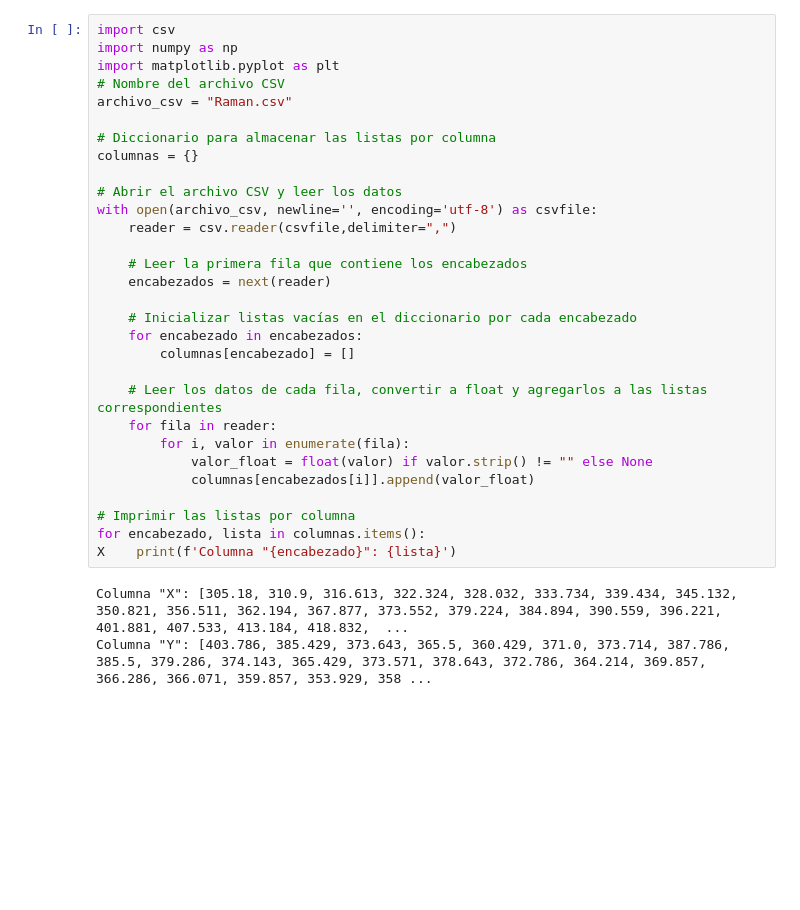
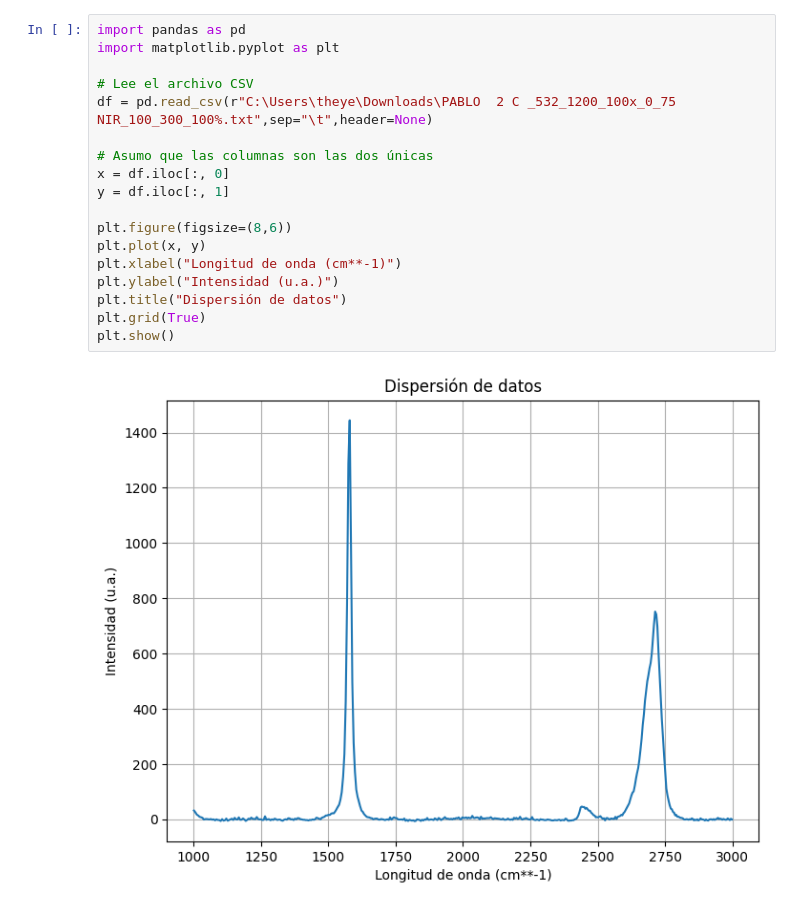
Before and after one commit to P-YepesM/QHE, a Jupyter notebook: Raman.ipynb, the cells around one changed output. Cells and saved outputs as stored; diff of their text form; blank space fills up the shorter version.

```diff
--- a/Raman.ipynb
+++ b/Raman.ipynb
@@ -1,34 +1,21 @@
 # %%
-import csv
-import numpy as np
+import pandas as pd
 import matplotlib.pyplot as plt
-# Nombre del archivo CSV
-archivo_csv = "Raman.csv"
 
-# Diccionario para almacenar las listas por columna
-columnas = {}
+# Lee el archivo CSV
+df = pd.read_csv(r"C:\Users\theye\Downloads\PABLO  2 C _532_1200_100x_0_75 NIR_100_300_100%.txt",sep="\t",header=None)
 
-# Abrir el archivo CSV y leer los datos
-with open(archivo_csv, newline='', encoding='utf-8') as csvfile:
-    reader = csv.reader(csvfile,delimiter=",")
+# Asumo que las columnas son las dos únicas
+x = df.iloc[:, 0]
+y = df.iloc[:, 1]
 
-    # Leer la primera fila que contiene los encabezados
-    encabezados = next(reader)
-
-    # Inicializar listas vacías en el diccionario por cada encabezado
-    for encabezado in encabezados:
-        columnas[encabezado] = []
-
-    # Leer los datos de cada fila, convertir a float y agregarlos a las listas correspondientes
-    for fila in reader:
-        for i, valor in enumerate(fila):
-            valor_float = float(valor) if valor.strip() != "" else None
-            columnas[encabezados[i]].append(valor_float)
-
-# Imprimir las listas por columna
-for encabezado, lista in columnas.items():
-X    print(f'Columna "{encabezado}": {lista}')
+plt.figure(figsize=(8,6))
+plt.plot(x, y)
+plt.xlabel("Longitud de onda (cm**-1)")
+plt.ylabel("Intensidad (u.a.)")
+plt.title("Dispersión de datos")
+plt.grid(True)
+plt.show()
 # %% [output]
-Columna "X": [305.18, 310.9, 316.613, 322.324, 328.032, 333.734, 339.434, 345.132, 350.821, 356.511, 362.194, 367.877, 373.552, 379.224, 384.894, 390.559, 396.221, 401.881, 407.533, 413.184, 418.832,  ...
-Columna "Y": [403.786, 385.429, 373.643, 365.5, 360.429, 371.0, 373.714, 387.786, 385.5, 379.286, 374.143, 365.429, 373.571, 378.643, 372.786, 364.214, 369.857, 366.286, 366.071, 359.857, 353.929, 358 ...
+[figure, added]
 # %%
```
Also changed, not shown: parts of 3 cells of this notebook, 3 other files.
